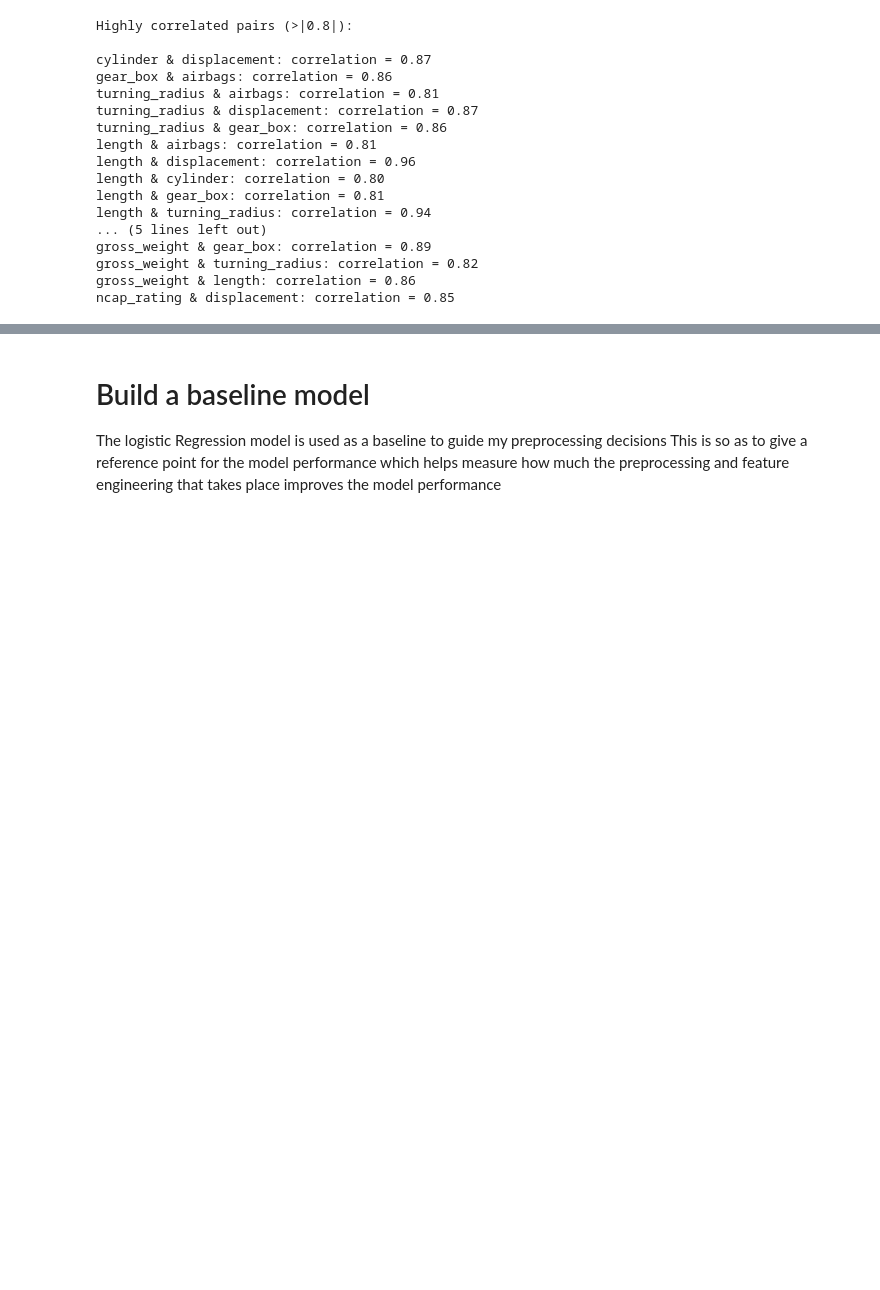
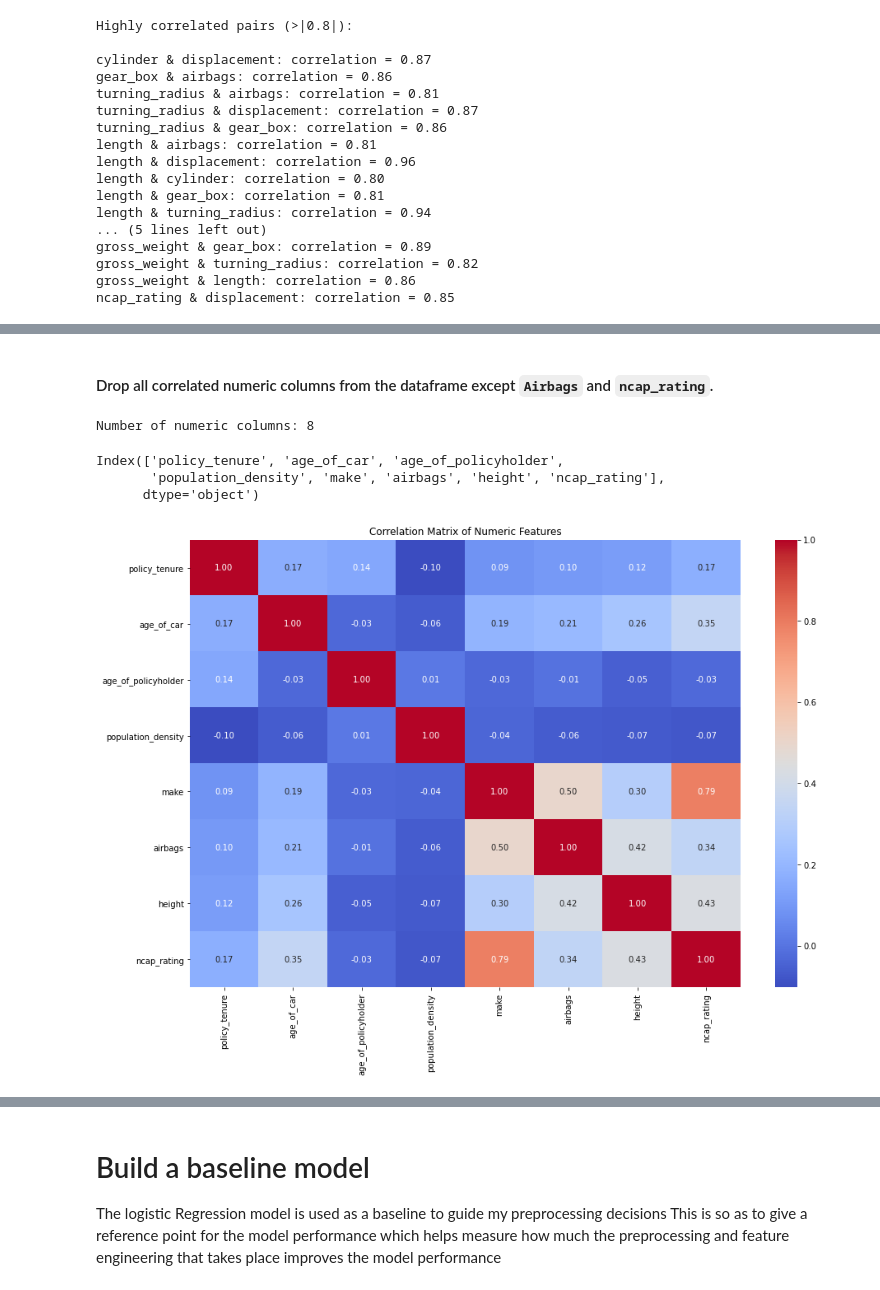
Before and after one commit to Calistus-design/Car_Insurance_Claim_Prediction, a Jupyter notebook: Index.ipynb, the cells around one changed output, grey strips where cells are left out. Saved outputs shown, nothing was run; the diff lists cells and outputs as text; code cells hidden in the pictures; blank space fills up the shorter version.

```diff
--- a/Index.ipynb
+++ b/Index.ipynb
@@ -319,0 +339,37 @@ It is best to dropping one of each highly correlated pair is recommended to simp
+# %% [markdown]
+#### Drop all correlated numeric columns from the dataframe except `Airbags` and `ncap_rating`.
+# %%
+# drop the highly correleatad columns
+
+
+drop_columns = ['gear_box', 'gross_weight', 'length', 'width', 'cylinder', 'displacement', 'turning_radius', 'displacement', ]
+
+#drop the features
+X_train = X_train.drop(columns=drop_columns)
+X_test = X_test.drop(columns=drop_columns)
+
+# Get numeric columns
+numeric_cols1 = X_train.select_dtypes(include='number').columns
+
+# Get the number of numeric columns
+num_numeric_cols1= len(numeric_cols1)
+
+print("Number of numeric columns:", num_numeric_cols1)
+numeric_cols1
+# %% [output]
+Number of numeric columns: 8
+Index(['policy_tenure', 'age_of_car', 'age_of_policyholder',
+       'population_density', 'make', 'airbags', 'height', 'ncap_rating'],
+      dtype='object')
+# %%
+#print pairs with high correlation for easier selection
+
+numeric_cols = X_train.select_dtypes(include='number').columns
+corr_matrix = X_train[numeric_cols].corr()
+
+plt.figure(figsize=(15, 10))
+sns.heatmap(corr_matrix, annot=True, cmap='coolwarm', fmt=".2f")
+plt.title("Correlation Matrix of Numeric Features")
+plt.show()
+# %% [output]
+[figure, added]
```
Also changed, not shown: parts of 54 cells of this notebook.
